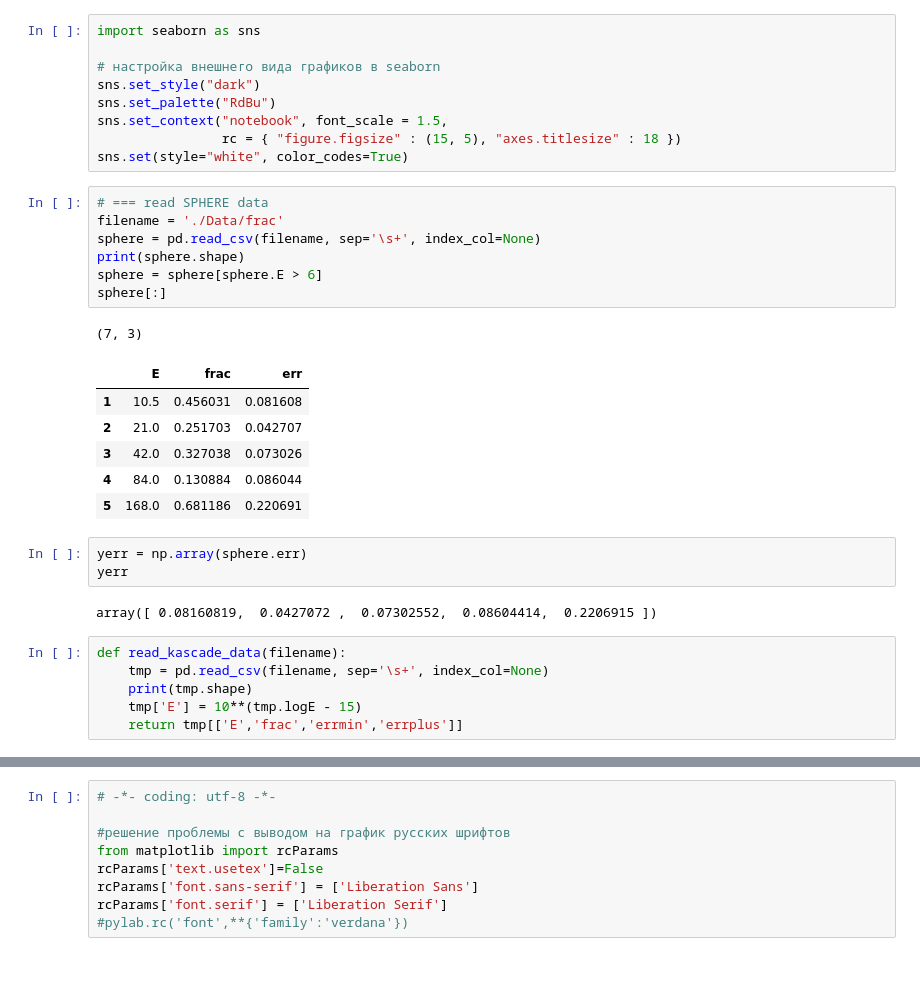
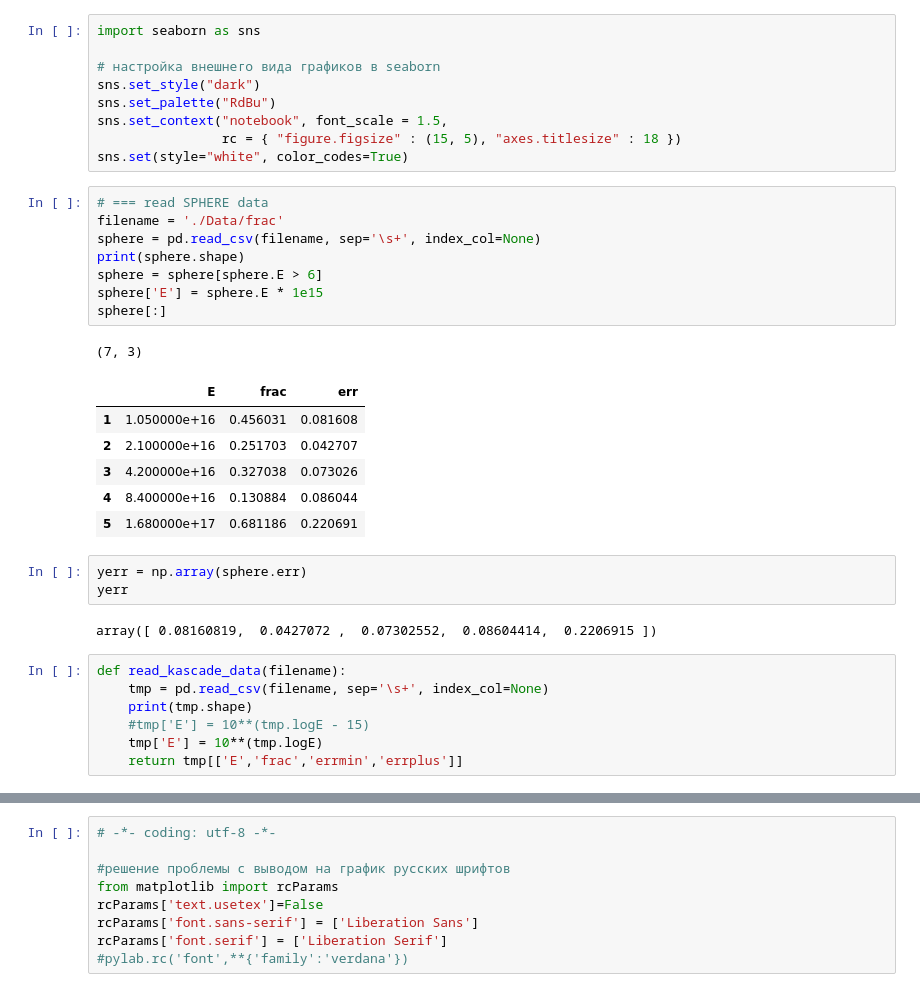
Before and after one commit to bonvech/Sphere, a Jupyter notebook: Pics/Mass_composition.ipynb, the cells around one changed output, grey strips where cells are left out. Cells and saved outputs as stored; diff of their text form.

```diff
--- a/Pics/Mass_composition.ipynb
+++ b/Pics/Mass_composition.ipynb
@@ -27,18 +27,19 @@ sns.set(style="white", color_codes=True)
 # %%
 # === read SPHERE data
 filename = './Data/frac'
 sphere = pd.read_csv(filename, sep='\s+', index_col=None)
 print(sphere.shape)
 sphere = sphere[sphere.E > 6]
+sphere['E'] = sphere.E * 1e15
 sphere[:]
 # %% [output]
 (7, 3)
 |  | E | frac | err |
-| 1 | 10.5 | 0.456031 | 0.081608 |
-| 2 | 21.0 | 0.251703 | 0.042707 |
-| 3 | 42.0 | 0.327038 | 0.073026 |
-| 4 | 84.0 | 0.130884 | 0.086044 |
-| 5 | 168.0 | 0.681186 | 0.220691 |
+| 1 | 1.050000e+16 | 0.456031 | 0.081608 |
+| 2 | 2.100000e+16 | 0.251703 | 0.042707 |
+| 3 | 4.200000e+16 | 0.327038 | 0.073026 |
+| 4 | 8.400000e+16 | 0.130884 | 0.086044 |
+| 5 | 1.680000e+17 | 0.681186 | 0.220691 |
 # %%
 yerr = np.array(sphere.err)
 yerr
@@ -48,7 +49,8 @@ array([ 0.08160819,  0.0427072 ,  0.07302552,  0.08604414,  0.2206915 ])
 def read_kascade_data(filename):
     tmp = pd.read_csv(filename, sep='\s+', index_col=None)
     print(tmp.shape)
-    tmp['E'] = 10**(tmp.logE - 15)
+    #tmp['E'] = 10**(tmp.logE - 15)
+    tmp['E'] = 10**(tmp.logE)
     return tmp[['E','frac','errmin','errplus']]
 # %%
 # === read kascade data
```
Also changed, not shown: parts of 6 cells of this notebook, 4 other files.
